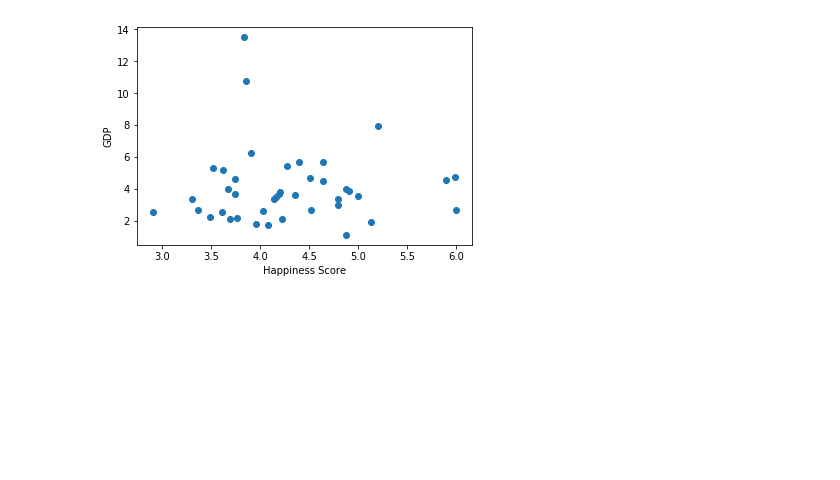
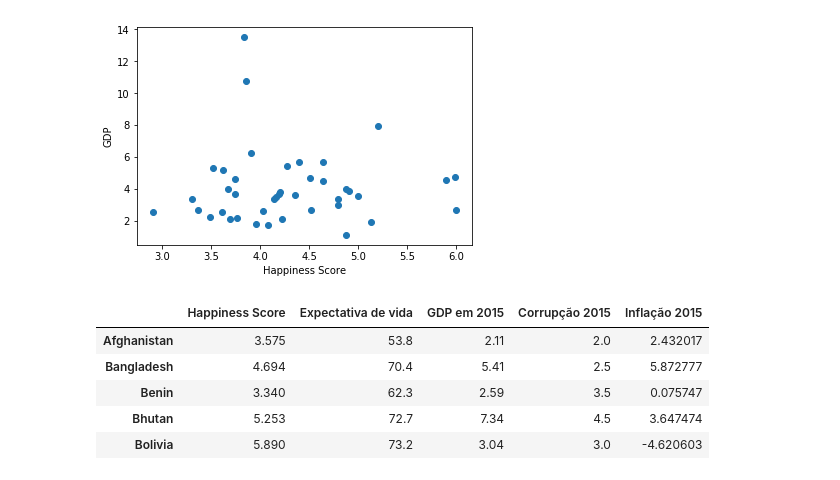
Before and after one commit to gicabral/Projeto_final_CDD, a Jupyter notebook: Projeto final Dados - leitura de dataset.ipynb, the cells around one changed output. Saved outputs shown, nothing was run; the diff lists cells and outputs as text; code cells hidden in the pictures; blank space fills up the shorter version.

```diff
--- a/Projeto final Dados - leitura de dataset.ipynb
+++ b/Projeto final Dados - leitura de dataset.ipynb
@@ -486,3 +486,17 @@ plt.xlabel("Happiness Score");
 plt.ylabel("GDP");
 # %% [output]
 [figure]
+# %%
+infla = pd.read_excel('infla_limpo.xlsx')
+infla1=infla.set_index("Country Name")
+
+dff4 = dff3.join(infla1, how='inner')
+dff4=dff4.rename(columns={'2015':"Inflação 2015"})
+dff4.head()
+# %% [output]
+|  | Happiness Score | Expectativa de vida | GDP em 2015 | Corrupção 2015 | Inflação 2015 |
+| Afghanistan | 3.575 | 53.8 | 2.11 | 2.0 | 2.432017 |
+| Bangladesh | 4.694 | 70.4 | 5.41 | 2.5 | 5.872777 |
+| Benin | 3.340 | 62.3 | 2.59 | 3.5 | 0.075747 |
+| Bhutan | 5.253 | 72.7 | 7.34 | 4.5 | 3.647474 |
+| Bolivia | 5.890 | 73.2 | 3.04 | 3.0 | -4.620603 |
```
Also changed, not shown: parts of 11 cells of this notebook, 6 other files.
